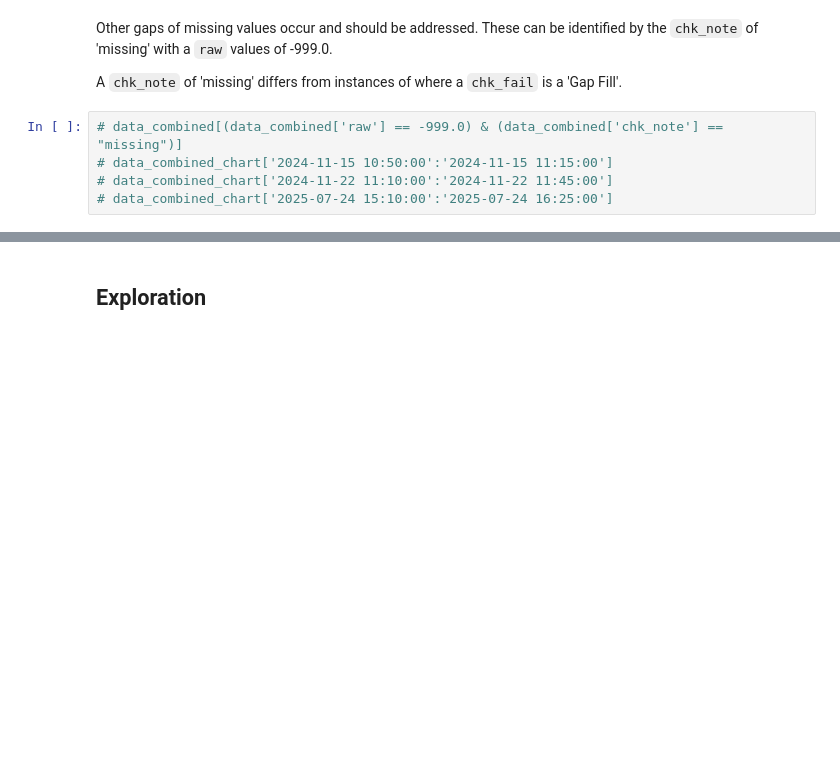
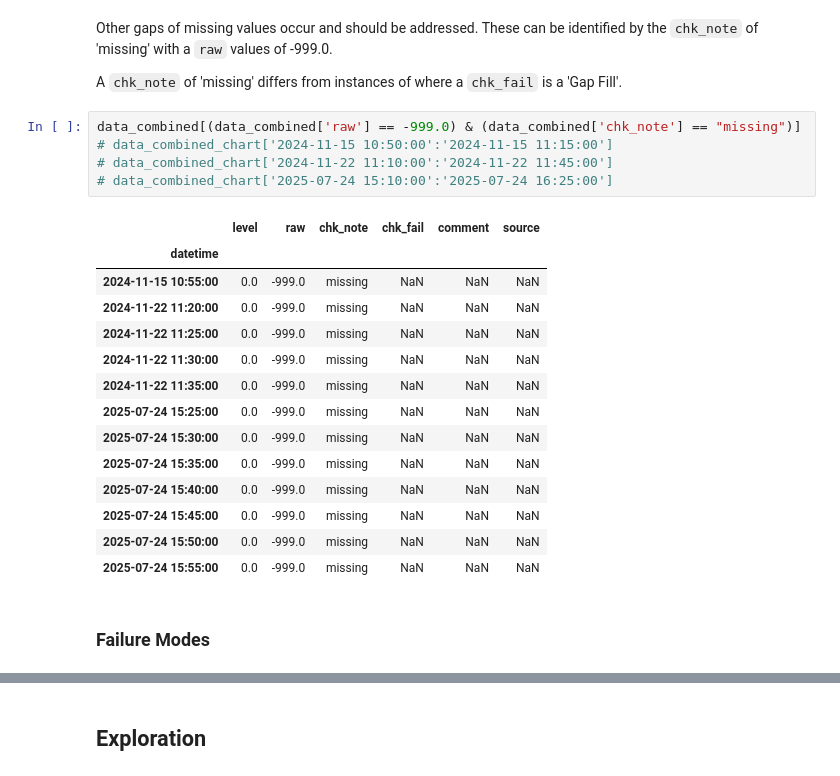
Before and after one commit to gmcginnis/info-698-capstone, a Jupyter notebook: 01_eda.ipynb, the cells around one changed output, grey strips where cells are left out. Drawn from its saved outputs; the diff is of its cells as text; blank space fills up the shorter version.

```diff
--- a/01_eda.ipynb
+++ b/01_eda.ipynb
@@ -709,7 +680,24 @@ These can be identified by the `chk_note` of 'missing' with a `raw` values of -9
 
 A `chk_note` of 'missing' differs from instances of where a `chk_fail` is a 'Gap Fill'.
 # %%
-# data_combined[(data_combined['raw'] == -999.0) & (data_combined['chk_note'] == "missing")]
+data_combined[(data_combined['raw'] == -999.0) & (data_combined['chk_note'] == "missing")]
 # data_combined_chart['2024-11-15 10:50:00':'2024-11-15 11:15:00']
 # data_combined_chart['2024-11-22 11:10:00':'2024-11-22 11:45:00']
 # data_combined_chart['2025-07-24 15:10:00':'2025-07-24 16:25:00']
+# %% [output]
+|  | level | raw | chk_note | chk_fail | comment | source |
+| datetime |  |  |  |  |  |  |
+| 2024-11-15 10:55:00 | 0.0 | -999.0 | missing | NaN | NaN | NaN |
+| 2024-11-22 11:20:00 | 0.0 | -999.0 | missing | NaN | NaN | NaN |
+| 2024-11-22 11:25:00 | 0.0 | -999.0 | missing | NaN | NaN | NaN |
+| 2024-11-22 11:30:00 | 0.0 | -999.0 | missing | NaN | NaN | NaN |
+| 2024-11-22 11:35:00 | 0.0 | -999.0 | missing | NaN | NaN | NaN |
+| 2025-07-24 15:25:00 | 0.0 | -999.0 | missing | NaN | NaN | NaN |
+| 2025-07-24 15:30:00 | 0.0 | -999.0 | missing | NaN | NaN | NaN |
+| 2025-07-24 15:35:00 | 0.0 | -999.0 | missing | NaN | NaN | NaN |
+| 2025-07-24 15:40:00 | 0.0 | -999.0 | missing | NaN | NaN | NaN |
+| 2025-07-24 15:45:00 | 0.0 | -999.0 | missing | NaN | NaN | NaN |
+| 2025-07-24 15:50:00 | 0.0 | -999.0 | missing | NaN | NaN | NaN |
+| 2025-07-24 15:55:00 | 0.0 | -999.0 | missing | NaN | NaN | NaN |
+# %% [markdown]
+### Failure Modes
```
Also changed, not shown: parts of 9 cells of this notebook.
